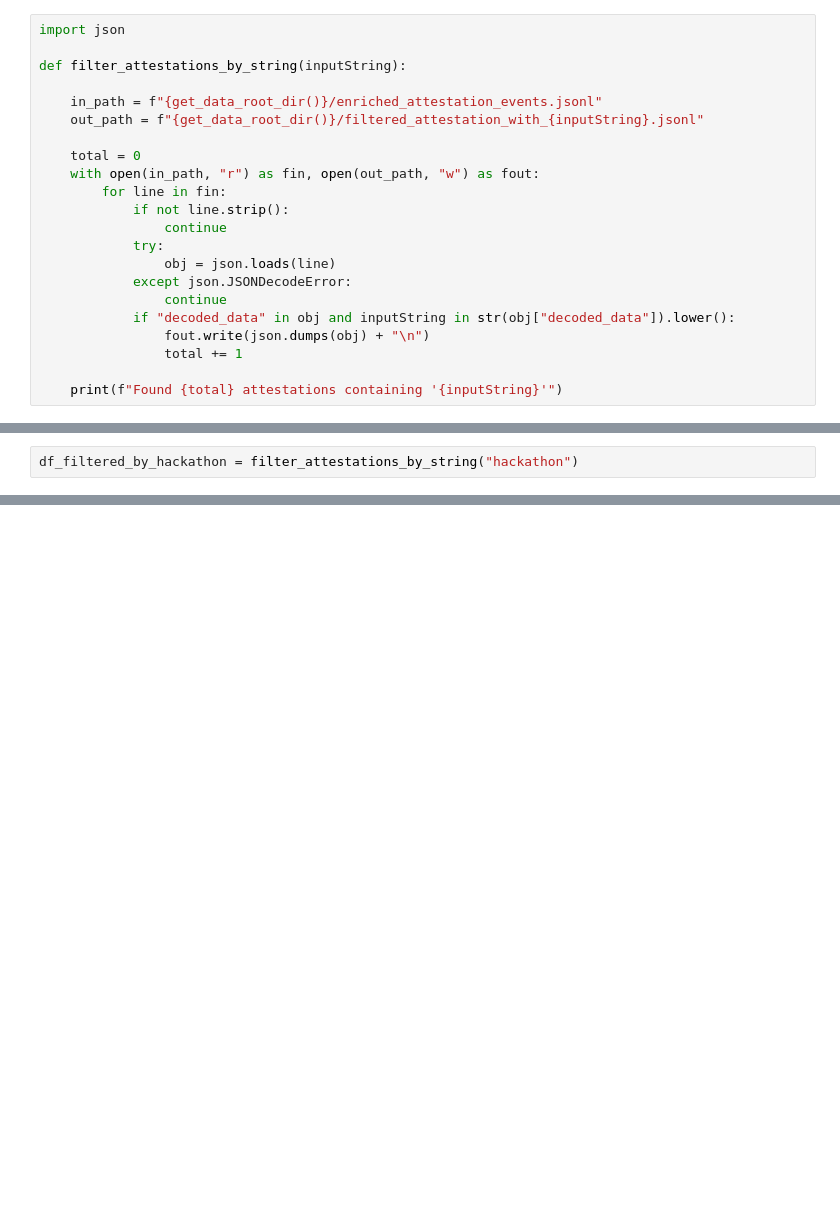
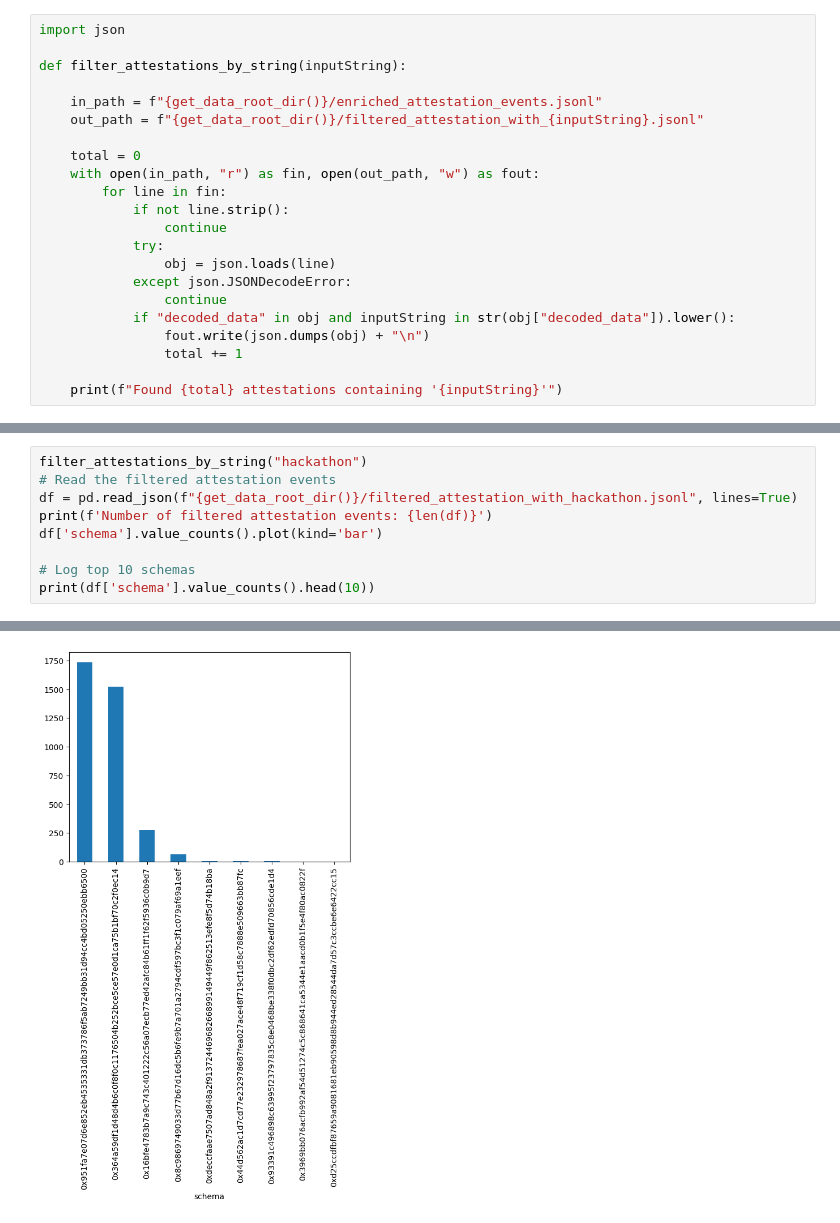
Before and after one commit to TheSoftwareDevGuild/the-guild-attestation-intelligent-agent, a Jupyter notebook: notebooks/personal-project/02-analyze-data.ipynb, the cells around one changed output, grey strips where cells are left out. Cells and saved outputs as stored; diff of their text form; blank space fills up the shorter version.

```diff
--- a/notebooks/personal-project/02-analyze-data.ipynb
+++ b/notebooks/personal-project/02-analyze-data.ipynb
@@ -148,6 +148,13 @@ df_filtered_by_repo = filter_attestations_by_string("repo")
 # %% [output]
 Found 709 attestations containing 'repo'
 # %%
-df_filtered_by_hackathon = filter_attestations_by_string("hackathon")
+filter_attestations_by_string("hackathon")
+# Read the filtered attestation events
+df = pd.read_json(f"{get_data_root_dir()}/filtered_attestation_with_hackathon.jsonl", lines=True)
+print(f'Number of filtered attestation events: {len(df)}')
+df['schema'].value_counts().plot(kind='bar')
+
+# Log top 10 schemas
+print(df['schema'].value_counts().head(10))
 # %% [output]
 Found 3609 attestations containing 'hackathon'
@@ -153,0 +173 @@ Found 3609 attestations containing 'hackathon'
+[figure, added]
```
Also changed, not shown: parts of 4 cells of this notebook.
